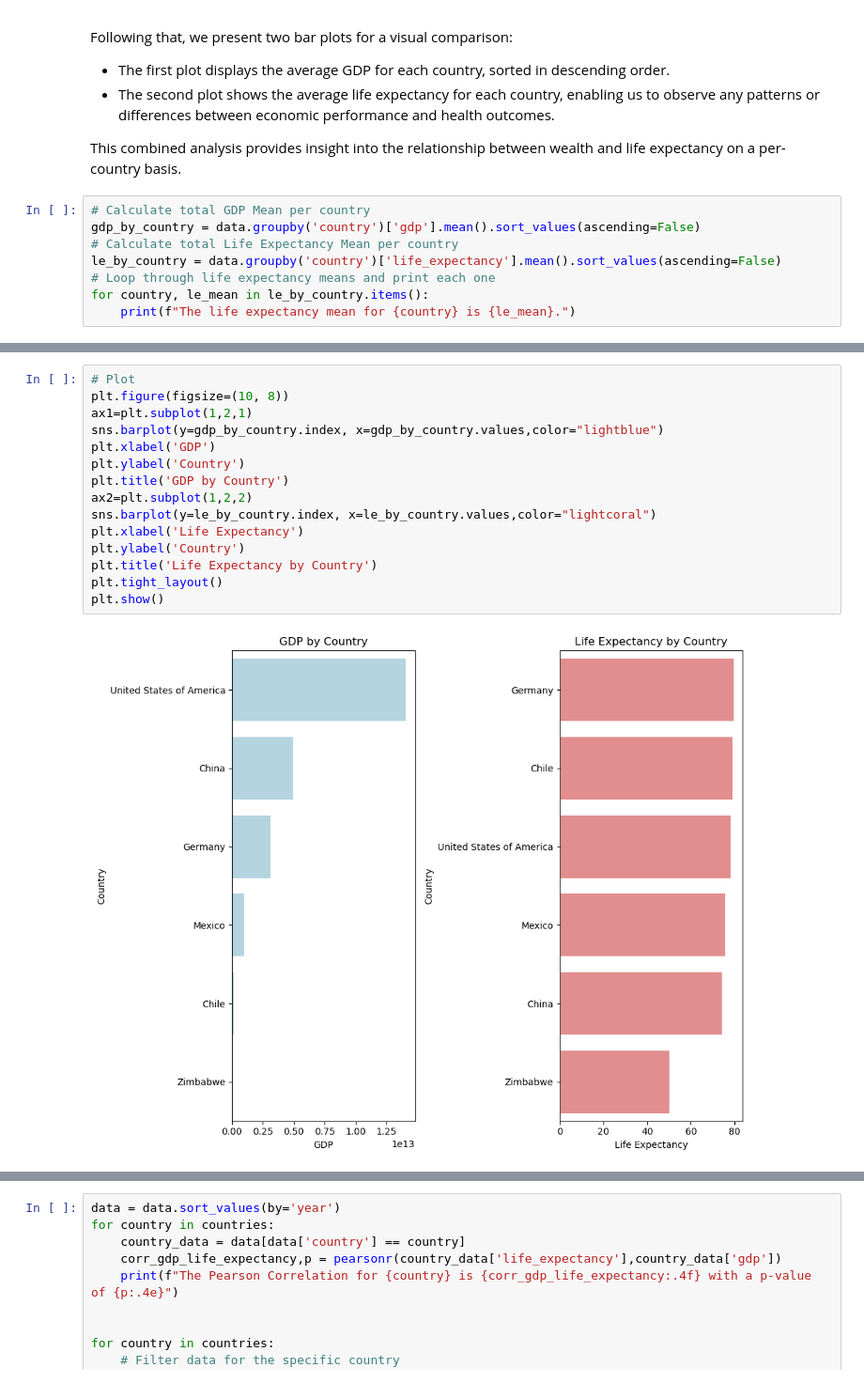
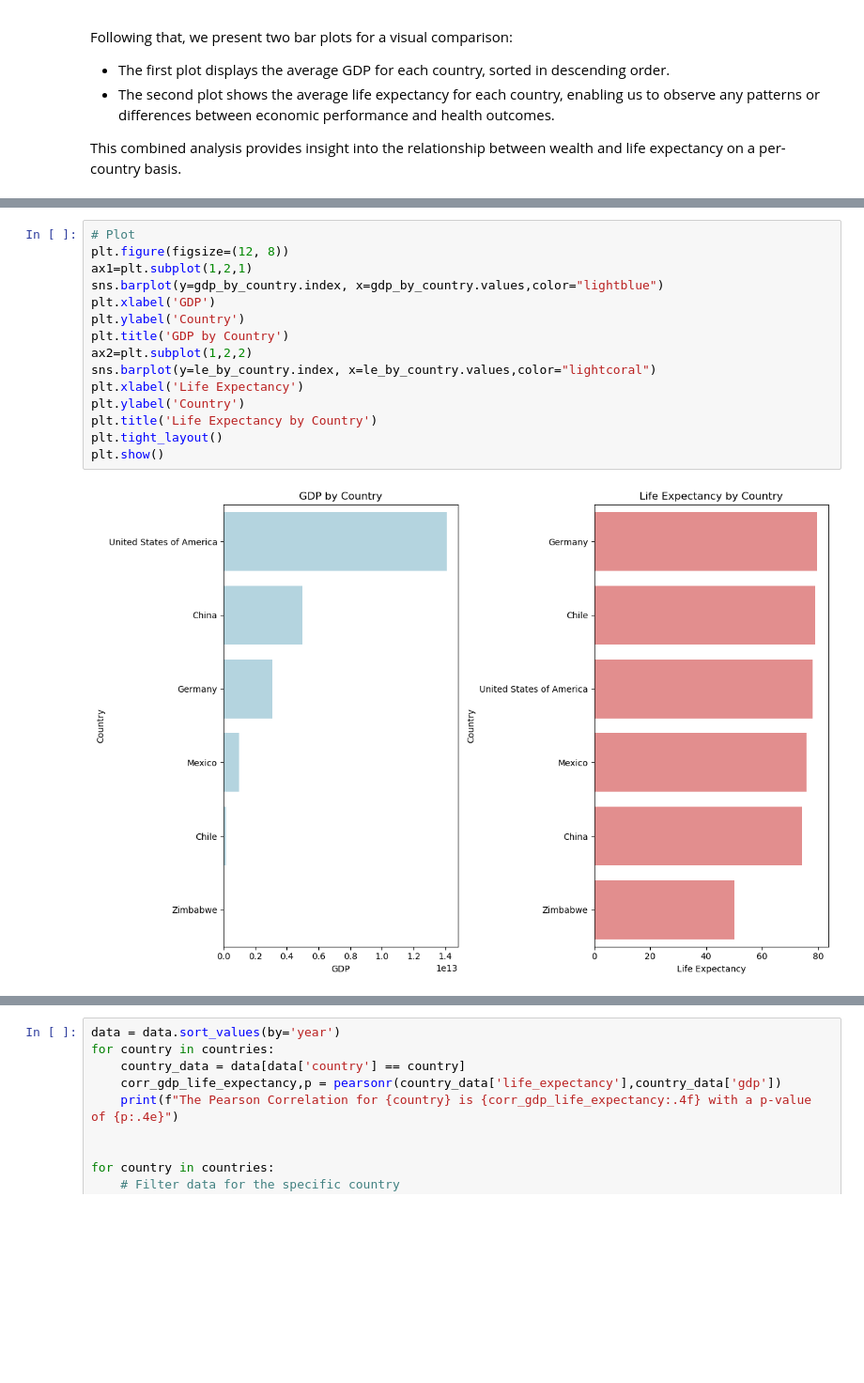
Before and after one commit to jacielbarros/Project-Life-Expectancy-and-GDP, a Jupyter notebook: life_expectancy_gdp.ipynb, the cells around one changed output, grey strips where cells are left out. Shown: that part at 94% size. Drawn from its saved outputs; the diff is of its cells as text; blank space fills up the shorter version.

```diff
--- a/life_expectancy_gdp.ipynb
+++ b/life_expectancy_gdp.ipynb
@@ -69,11 +77,3 @@ Following that, we present two bar plots for a visual comparison:
 - The second plot shows the average life expectancy for each country, enabling us to observe any patterns or differences between economic performance and health outcomes.
 
 This combined analysis provides insight into the relationship between wealth and life expectancy on a per-country basis.
-# %%
-# Calculate total GDP Mean per country
-gdp_by_country = data.groupby('country')['gdp'].mean().sort_values(ascending=False)
-# Calculate total Life Expectancy Mean per country
-le_by_country = data.groupby('country')['life_expectancy'].mean().sort_values(ascending=False)
-# Loop through life expectancy means and print each one
-for country, le_mean in le_by_country.items():
-    print(f"The life expectancy mean for {country} is {le_mean}.")
@@ -87,20 +138,20 @@ The life expectancy mean for Zimbabwe is 50.09375.
 # %%
 # Plot
-plt.figure(figsize=(10, 8))
+plt.figure(figsize=(12, 8))
 ax1=plt.subplot(1,2,1)
 sns.barplot(y=gdp_by_country.index, x=gdp_by_country.values,color="lightblue")
 plt.xlabel('GDP')
 plt.ylabel('Country')
 plt.title('GDP by Country')
 ax2=plt.subplot(1,2,2)
 sns.barplot(y=le_by_country.index, x=le_by_country.values,color="lightcoral")
 plt.xlabel('Life Expectancy')
 plt.ylabel('Country')
 plt.title('Life Expectancy by Country')
 plt.tight_layout()
 plt.show()
 # %% [output]
-[figure, old version]
+[figure, new version]
 # %% [markdown]
 ## GDP and Life Expectancy Trends Over Time
 
```
Also changed, not shown: parts of 14 cells of this notebook.
